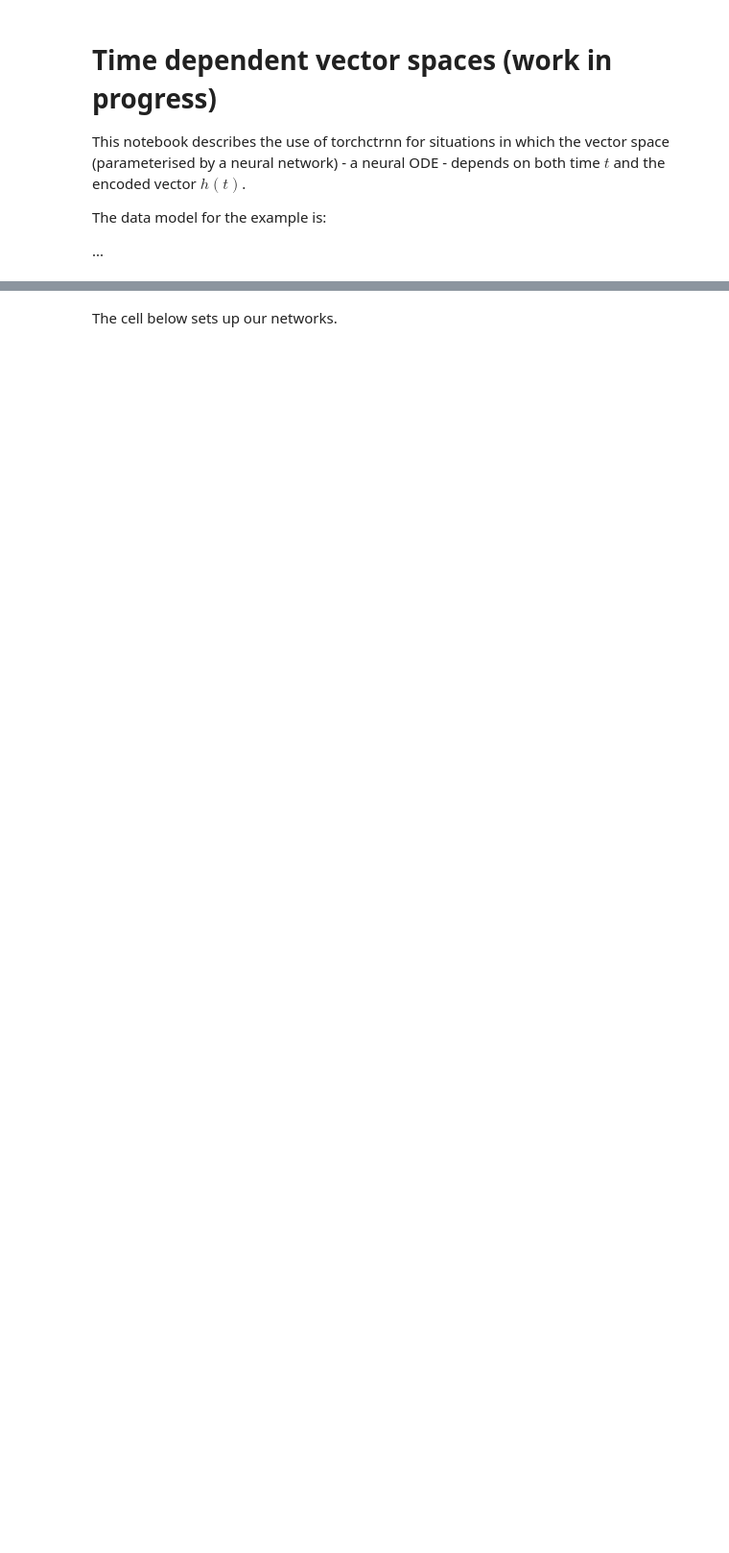
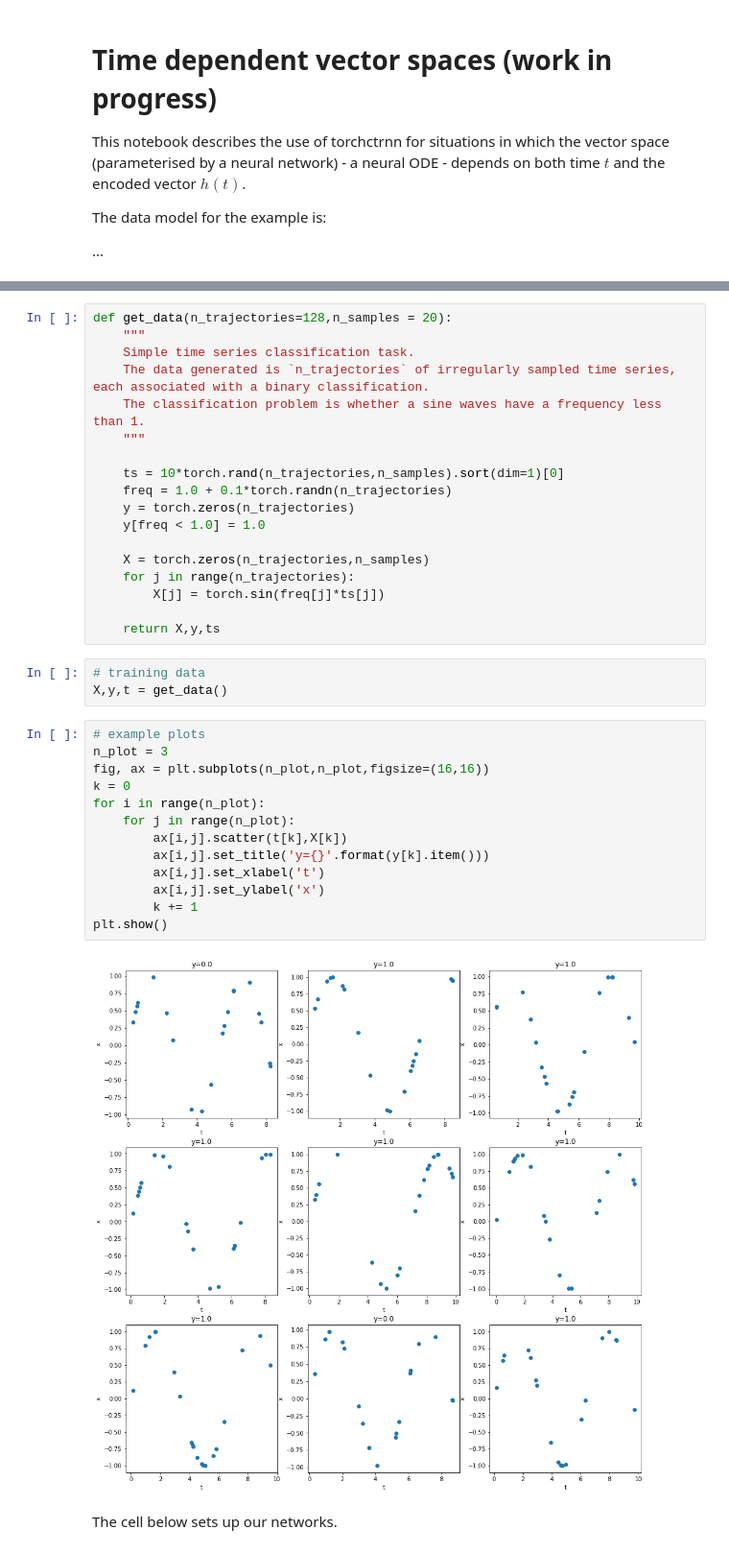
Before and after one commit to oizin/torchctrnn, a Jupyter notebook: examples/time-dependent-vector-space.ipynb, the cells around one changed output, grey strips where cells are left out. Shown: that part at 96% size. Saved outputs shown, nothing was run; the diff lists cells and outputs as text; blank space fills up the shorter version.

Commit message:
working example

```diff
--- a/examples/time-dependent-vector-space.ipynb
+++ b/examples/time-dependent-vector-space.ipynb
@@ -14,4 +16,40 @@ import torch.nn as nn
 from torchctrnn import ODERNNCell
+# %%
+def get_data(n_trajectories=128,n_samples = 20):
+    """
+    Simple time series classification task.
+    The data generated is `n_trajectories` of irregularly sampled time series, each associated with a binary classification.
+    The classification problem is whether a sine waves have a frequency less than 1.
+    """
+
+    ts = 10*torch.rand(n_trajectories,n_samples).sort(dim=1)[0]
+    freq = 1.0 + 0.1*torch.randn(n_trajectories)
+    y = torch.zeros(n_trajectories)
+    y[freq < 1.0] = 1.0
+
+    X = torch.zeros(n_trajectories,n_samples)
+    for j in range(n_trajectories):
+        X[j] = torch.sin(freq[j]*ts[j])
+
+    return X,y,ts
+# %%
+# training data
+X,y,t = get_data()
+# %%
+# example plots
+n_plot = 3
+fig, ax = plt.subplots(n_plot,n_plot,figsize=(16,16))
+k = 0
+for i in range(n_plot):
+    for j in range(n_plot):
+        ax[i,j].scatter(t[k],X[k])
+        ax[i,j].set_title('y={}'.format(y[k].item()))
+        ax[i,j].set_xlabel('t')
+        ax[i,j].set_ylabel('x')
+        k += 1
+plt.show()
+# %% [output]
+[figure, added]
 # %% [markdown]
 The cell below sets up our networks.
 # %%
```
Also changed, not shown: parts of 8 cells of this notebook.
